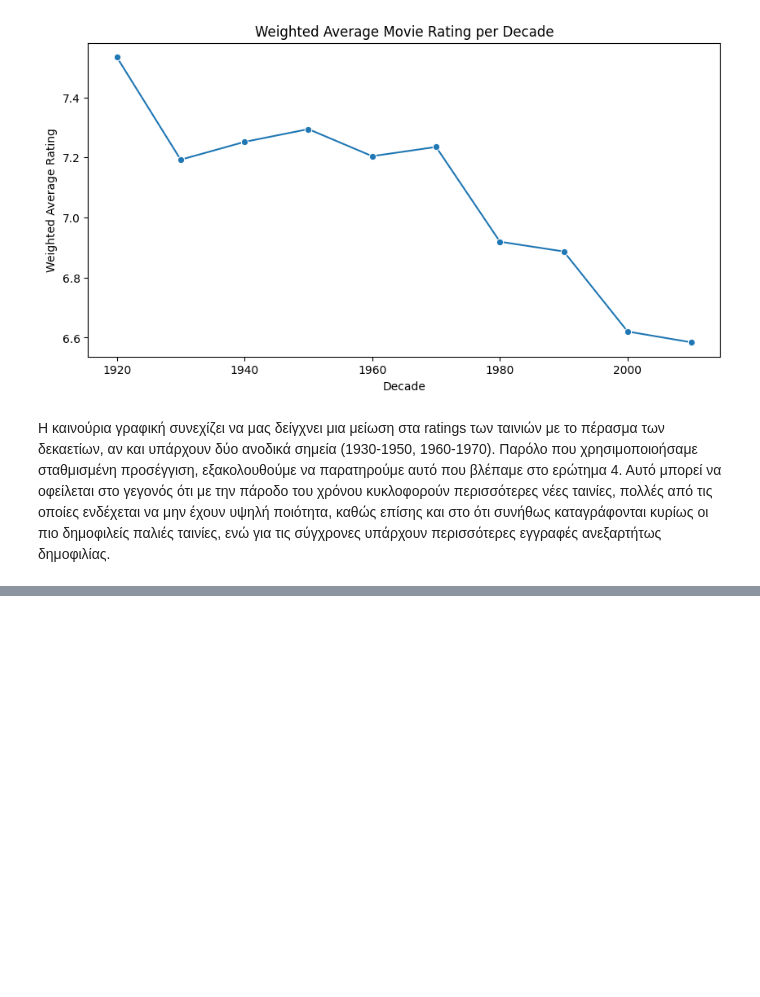
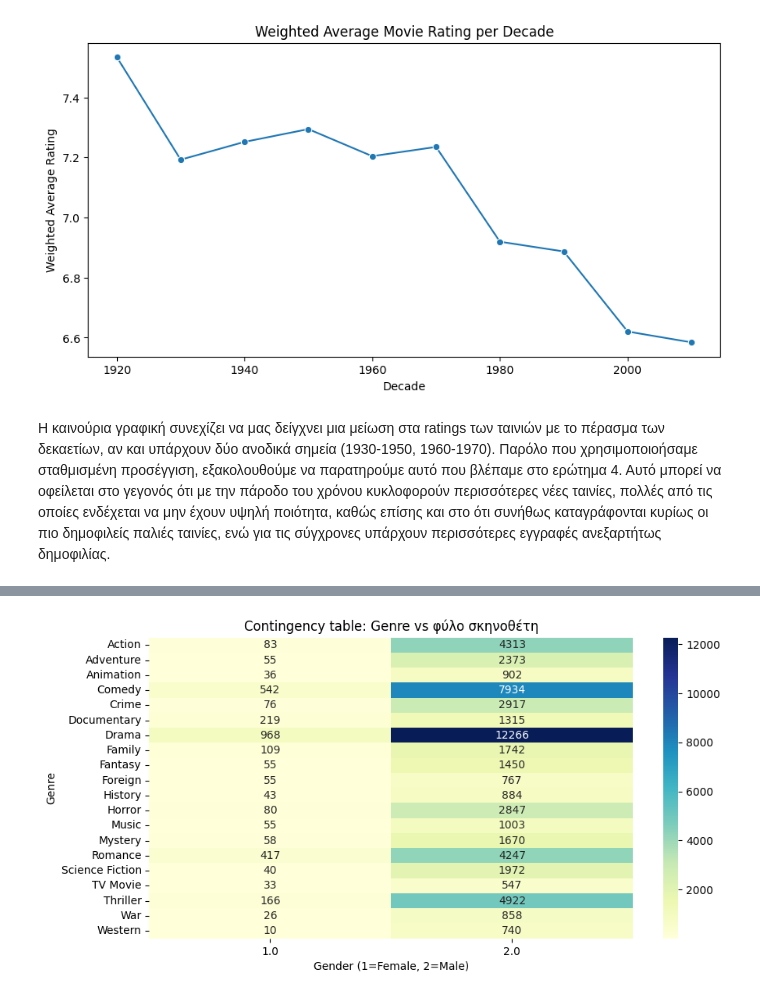
Before and after one commit to BillPapakyriakou/DataMining-Notebooks, a Jupyter notebook: assignment_1B.ipynb, the cells around one changed output, grey strips where cells are left out. Cells and saved outputs as stored; diff of their text form; code cells hidden in the pictures; blank space fills up the shorter version.

```diff
--- a/assignment_1B.ipynb
+++ b/assignment_1B.ipynb
@@ -308,0 +314,90 @@ plt.show()
+# %%
+import json
+import seaborn as sb
+from scipy.stats import chi2_contingency
+
+# παίρνουμε τα genres από το dataframe των ταινιών
+movies = pd.read_csv("sample_data/movies_metadata.csv", low_memory=False, on_bad_lines="skip")
+
+# μετατρέπει το πεδίο genres σε λίστα από dictionaries
+def parse_genres(x):
+    if pd.isnull(x):  # αν η τιμή είναι NaN τότε return άδεια λίστα
+        return []
+    try:
+        return json.loads(x.replace("'", "\""))  # αντικατάσταση μονών εισαγωγικών σε διπλά
+    except:
+        return []
+
+# εφαρμόζει το parsing στη στήλη genres
+movies['genres'] = movies['genres'].apply(parse_genres)
+
+# μετατρέπουμε κάθε στοιχείο της λίστας genres σε ξεχωριστή γραμμή του πίνακα
+# ώστε να έχουμε ένα dataframe με κάθε γραμμή να περιέχει τον συνδιασμό id και genre
+movies_genres = movies[['id','genres']].explode('genres')
+
+# παίρνει μόνο το όνομα του genre (αν υπάρχει)
+movies_genres['genre'] = movies_genres['genres'].apply(
+    lambda g: g['name'] if isinstance(g, dict) and 'name' in g else None
+)
+movies_genres = movies_genres.dropna(subset=['genre'])  # αφαίρεση κενών
+
+# δεν κρατάμε genres με λιγότερες από 100 ταινίες
+genre_counts = movies_genres['genre'].value_counts()
+valid_genres = genre_counts[genre_counts > 100].index
+movies_genres = movies_genres[movies_genres['genre'].isin(valid_genres)]
+
+
+# παίρνουμε το dataframe με τα credits των ταινιών
+credits = pd.read_csv("sample_data/credits.csv")
+
+# επιστρέφει το φύλο και το όνομα του σκηνοθέτη ( None, None αν δεν υπάρχει)
+def get_director_gender(crew_list):
+    # αν είναι string το input
+    if isinstance(crew_list, str):
+        try:
+            crew_list = eval(crew_list) # μετατροπή σε python list (από string)
+        except:
+            return None, None  # αν δεν γίνεται - return (None, None)
+    # αν είναι λίστα (ή έχει πλέον γίνει λίστα)
+    if isinstance(crew_list, list):
+        # ψάχνει για directors και παίρνει το όνομα και το gender τους
+        for member in crew_list:
+            if member.get('job') == 'Director':
+                return member.get('gender'), member.get('name')
+    return None, None
+
+# δημιουργία 2 cols - gender και director
+credits[['gender', 'director']] = credits['crew'].apply(lambda x: pd.Series(get_director_gender(x)))
+credits = credits.dropna(subset=['gender'])
+credits = credits[credits['gender'].isin([1,2])]  # για να κρατάει μόνο τα γνωστά genders
+
+# μετατροπή των δύο id σε string για να ταιριάξουν στο καινούριο dataframe
+movies_genres['id'] = movies_genres['id'].astype(str)
+credits['id'] = credits['id'].astype(str)
+
+# inner join των δύο dataset στο πεδίο id
+dataframe5 = pd.merge(movies_genres, credits[['id','gender']], on='id', how='inner')
+
+# δημιουργία contingency table
+contingency = pd.crosstab(dataframe5['genre'], dataframe5['gender'])
+
+# δημιουργία και plot του heatmap
+plt.figure(figsize=(10,5))
+sb.heatmap(contingency, annot=True, fmt="d", cmap="YlGnBu")  # εμφανίζει τις τιμές στο heatmap
+plt.xlabel("Gender (1=Female, 2=Male)")
+plt.ylabel("Genre")
+plt.title("Contingency table: Genre vs φύλο σκηνοθέτη")
+plt.show()
+
+# chi2-test και αποτελέσματα
+# εξετάζει τη συσχέτιση μεταξύ του φύλου του σκηνοθέτη και του είδος της ταινίας που σκηνοθετούν
+chi2, p, dof, expected = chi2_contingency(contingency)
+print("Chi2:", chi2)
+print("p-value:", p)  # αν το p-value είναι πολύ μικρό (πχ < 0.05) υπάρχει σημαντική συσχέτιση
+
+# υπολογισμός lift και αποτελέσματα
+# δείχνει σε ποιο βαθμό εμφανίζονται τα ζευγάρια είδος - φύλλο σκηνοθέτη
+lift = contingency / expected
+print(lift)
+# %% [output]
+[figure, added]
```
Also changed, not shown: parts of 7 cells of this notebook.
